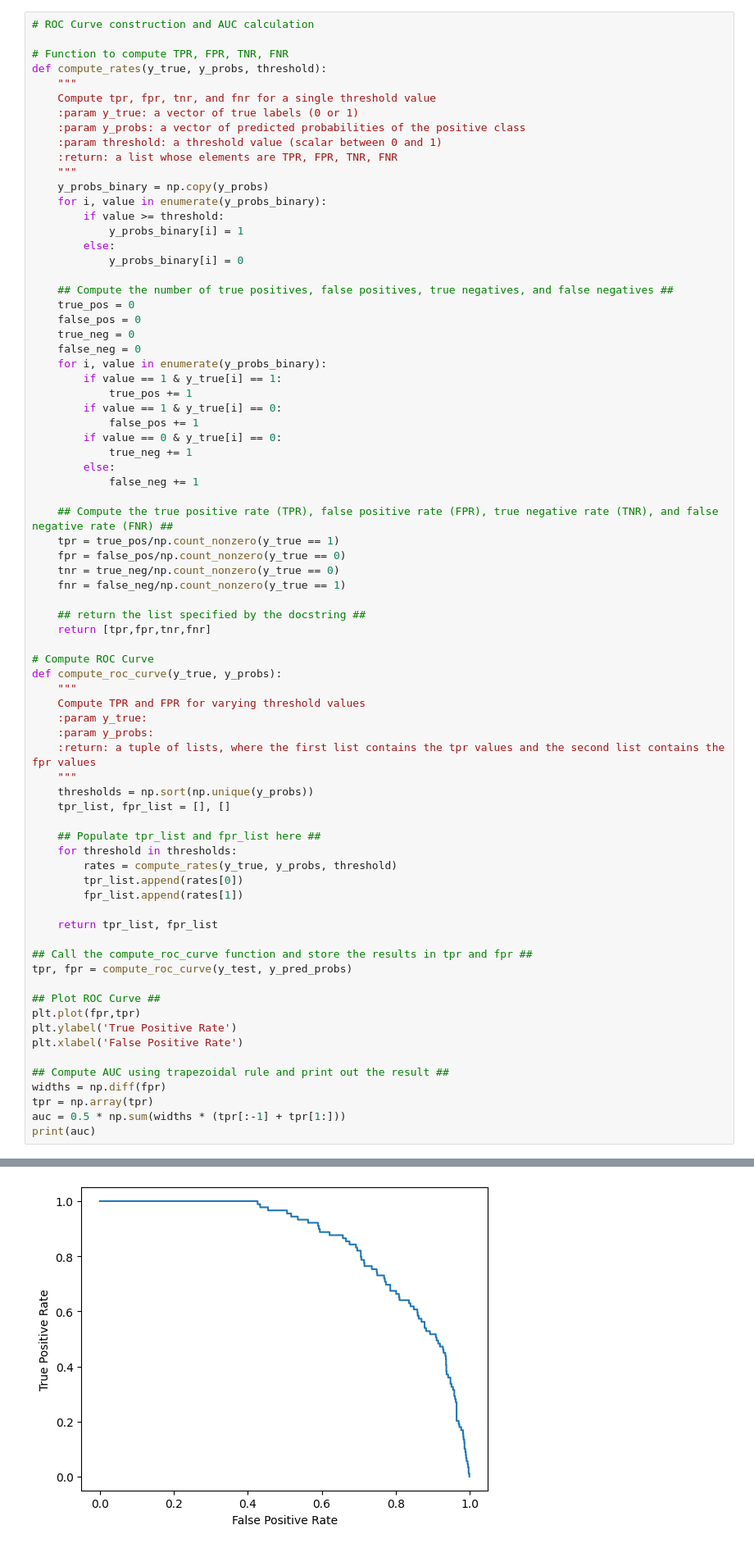
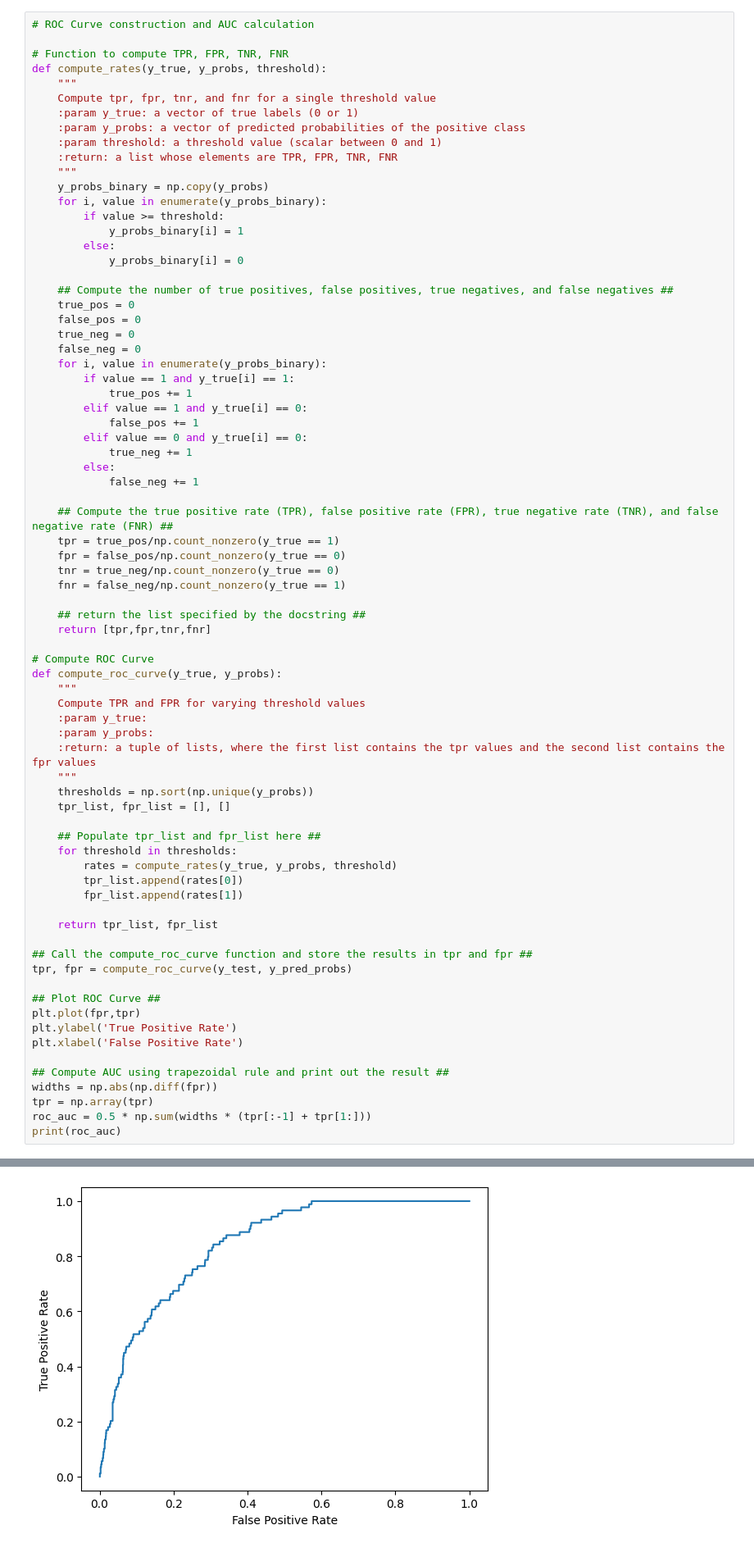
Before and after one commit to BME-i9400/BME-i9400, a Jupyter notebook: homework/homework_3_submissions/homework_3_23822917.ipynb, the cells around one changed output, grey strips where cells are left out. Shown at 82% size. Drawn from its saved outputs; the diff is of its cells as text.

```diff
--- a/homework/homework_3_submissions/homework_3_23822917.ipynb
+++ b/homework/homework_3_submissions/homework_3_23822917.ipynb
@@ -91,11 +91,11 @@ def compute_rates(y_true, y_probs, threshold):
     true_neg = 0
     false_neg = 0
     for i, value in enumerate(y_probs_binary):
-        if value == 1 & y_true[i] == 1:
+        if value == 1 and y_true[i] == 1:
             true_pos += 1
-        if value == 1 & y_true[i] == 0:
+        elif value == 1 and y_true[i] == 0:
             false_pos += 1
-        if value == 0 & y_true[i] == 0:
+        elif value == 0 and y_true[i] == 0:
             true_neg += 1
         else:
             false_neg += 1
@@ -137,8 +137,8 @@ plt.ylabel('True Positive Rate')
 plt.xlabel('False Positive Rate')
 
 ## Compute AUC using trapezoidal rule and print out the result ##
-widths = np.diff(fpr)
+widths = np.abs(np.diff(fpr))
 tpr = np.array(tpr)
-auc = 0.5 * np.sum(widths * (tpr[:-1] + tpr[1:]))
-print(auc)
+roc_auc = 0.5 * np.sum(widths * (tpr[:-1] + tpr[1:]))
+print(roc_auc)
 # %% [output]
@@ -146,4 +146,4 @@ print(auc)
-[figure, old version]
+[figure, new version]
 # %%
 # Precision Recall Curve construction and Average Precision calculation
 
```
Also changed, not shown: parts of 3 cells of this notebook.
